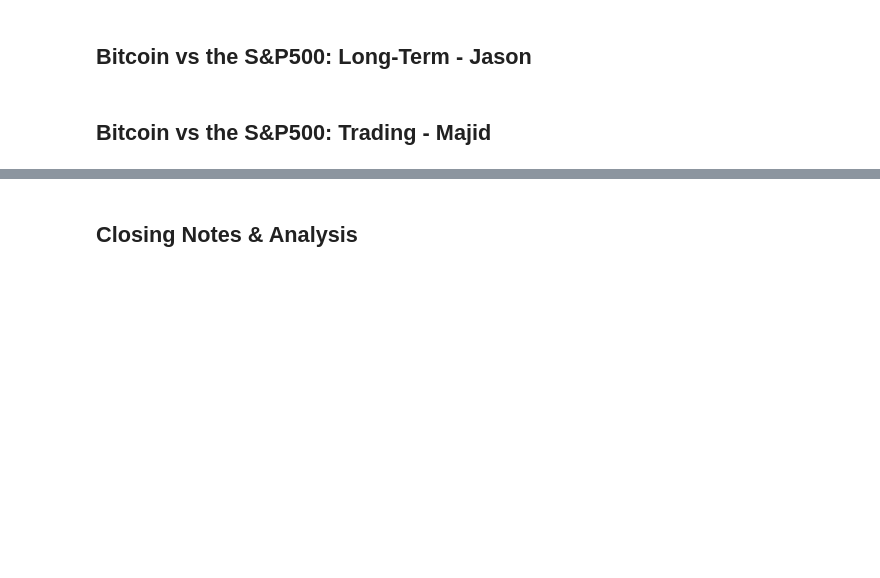
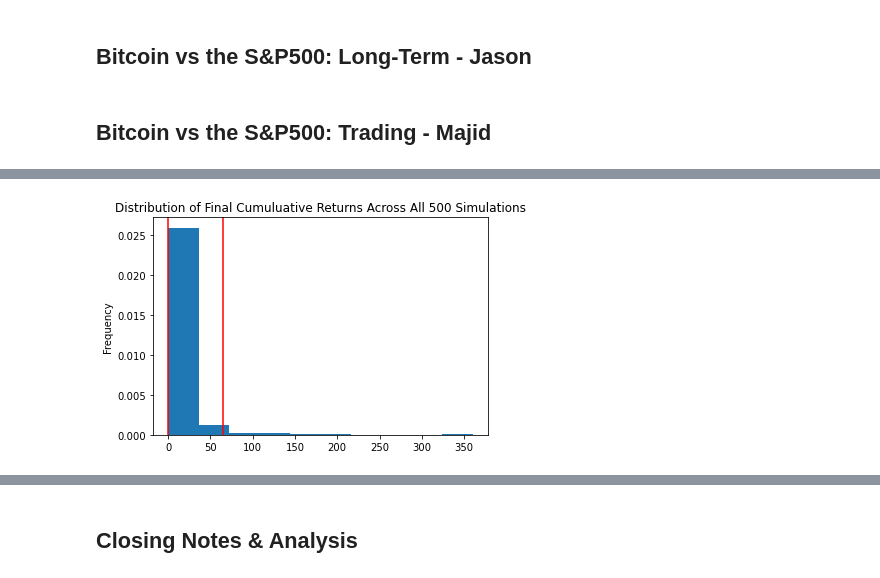
Before and after one commit to MajidKouki/crypto-vs-the-market, a Jupyter notebook: crypto-vs-the-market.ipynb, the cells around one changed output, grey strips where cells are left out. Saved outputs shown, nothing was run; the diff lists cells and outputs as text; code cells hidden in the pictures; blank space fills up the shorter version.

```diff
--- a/crypto-vs-the-market.ipynb
+++ b/crypto-vs-the-market.ipynb
@@ -112,0 +297,5 @@ btc_prices_df.head()
+# %%
+# Visualize the probability distribution of the 4 year Monte Carlo simulation
+MC_BTC_4_dist = MC_BTC_4.plot_distribution()
+# %% [output]
+[figure, added]
```
Also changed, not shown: parts of 18 cells of this notebook.
